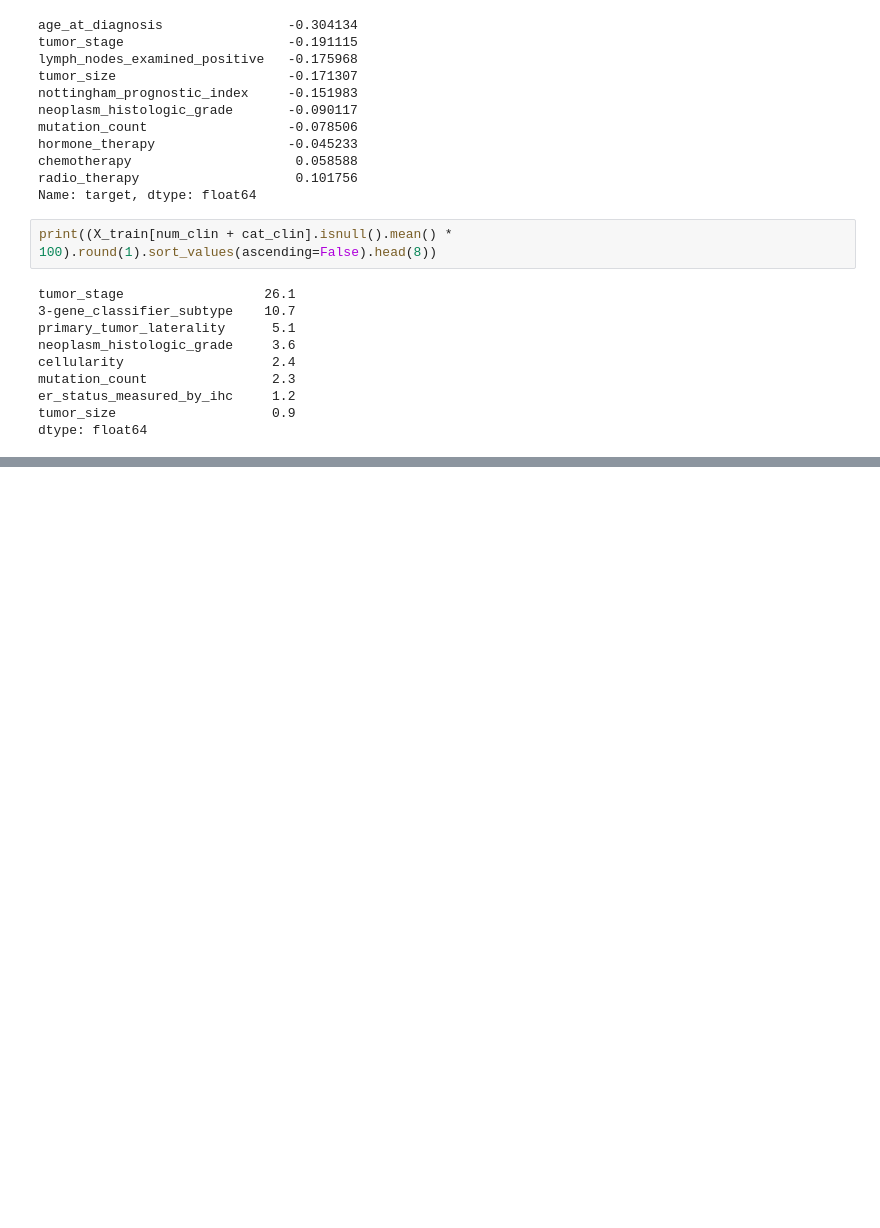
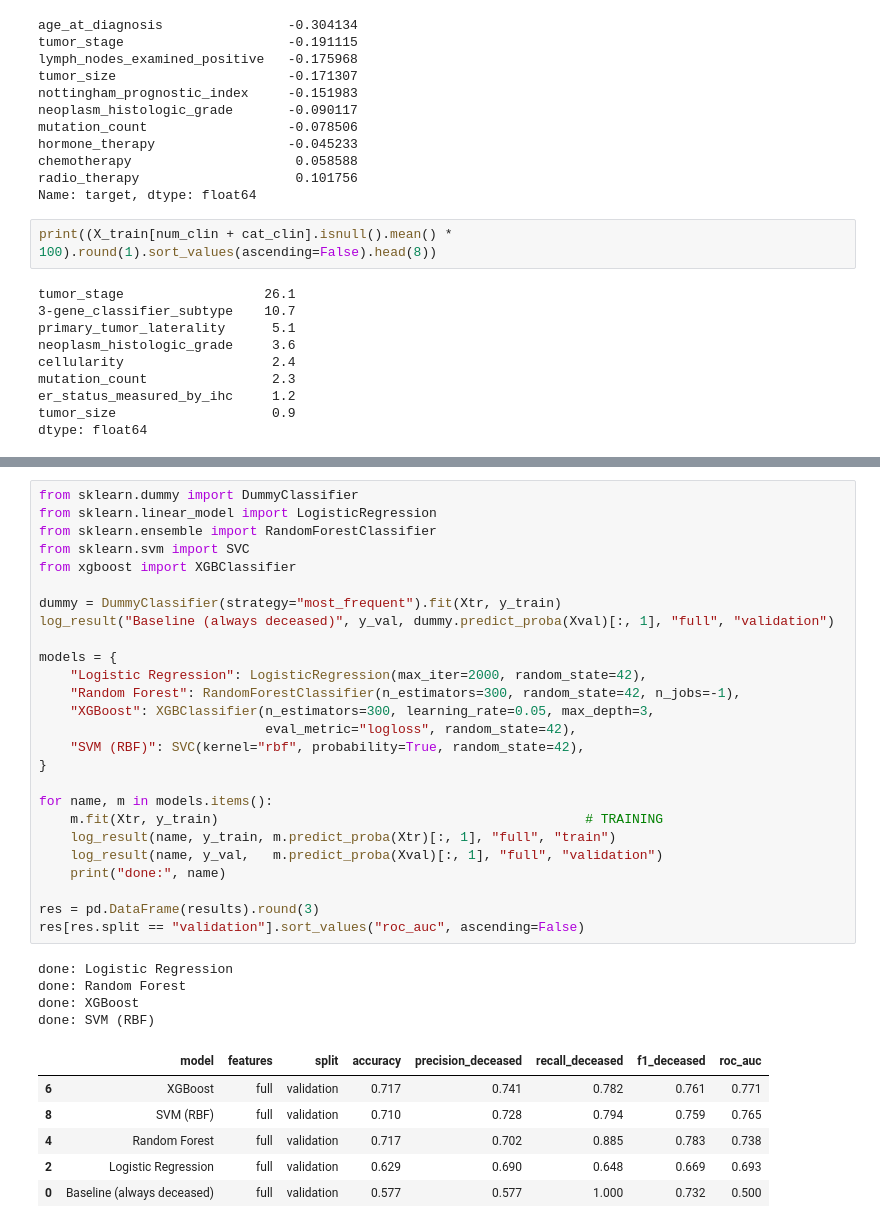
Before and after one commit to ParthHarde/breast-cancer-project, a Jupyter notebook: metabric/01_metabric_data.ipynb, the cells around one changed output, grey strips where cells are left out. Saved outputs shown, nothing was run; the diff lists cells and outputs as text; blank space fills up the shorter version.

```diff
--- a/metabric/01_metabric_data.ipynb
+++ b/metabric/01_metabric_data.ipynb
@@ -410,0 +437,37 @@ dtype: float64
+# %%
+from sklearn.dummy import DummyClassifier
+from sklearn.linear_model import LogisticRegression
+from sklearn.ensemble import RandomForestClassifier
+from sklearn.svm import SVC
+from xgboost import XGBClassifier
+
+dummy = DummyClassifier(strategy="most_frequent").fit(Xtr, y_train)
+log_result("Baseline (always deceased)", y_val, dummy.predict_proba(Xval)[:, 1], "full", "validation")
+
+models = {
+    "Logistic Regression": LogisticRegression(max_iter=2000, random_state=42),
+    "Random Forest": RandomForestClassifier(n_estimators=300, random_state=42, n_jobs=-1),
+    "XGBoost": XGBClassifier(n_estimators=300, learning_rate=0.05, max_depth=3,
+                             eval_metric="logloss", random_state=42),
+    "SVM (RBF)": SVC(kernel="rbf", probability=True, random_state=42),
+}
+
+for name, m in models.items():
+    m.fit(Xtr, y_train)                                               # TRAINING
+    log_result(name, y_train, m.predict_proba(Xtr)[:, 1], "full", "train")
+    log_result(name, y_val,   m.predict_proba(Xval)[:, 1], "full", "validation")
+    print("done:", name)
+
+res = pd.DataFrame(results).round(3)
+res[res.split == "validation"].sort_values("roc_auc", ascending=False)
+# %% [output]
+done: Logistic Regression
+done: Random Forest
+done: XGBoost
+done: SVM (RBF)
+|  | model | features | split | accuracy | precision_deceased | recall_deceased | f1_deceased | roc_auc |
+| 6 | XGBoost | full | validation | 0.717 | 0.741 | 0.782 | 0.761 | 0.771 |
+| 8 | SVM (RBF) | full | validation | 0.710 | 0.728 | 0.794 | 0.759 | 0.765 |
+| 4 | Random Forest | full | validation | 0.717 | 0.702 | 0.885 | 0.783 | 0.738 |
+| 2 | Logistic Regression | full | validation | 0.629 | 0.690 | 0.648 | 0.669 | 0.693 |
+| 0 | Baseline (always deceased) | full | validation | 0.577 | 0.577 | 1.000 | 0.732 | 0.500 |
```
Also changed, not shown: parts of 7 cells of this notebook.
